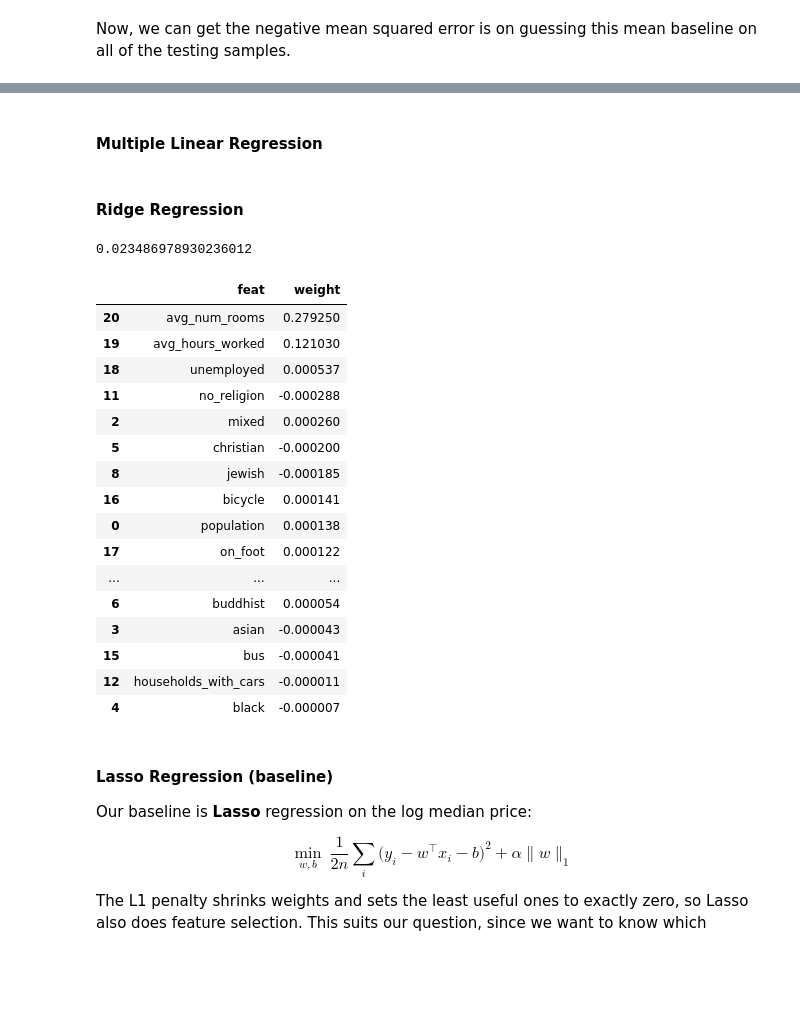
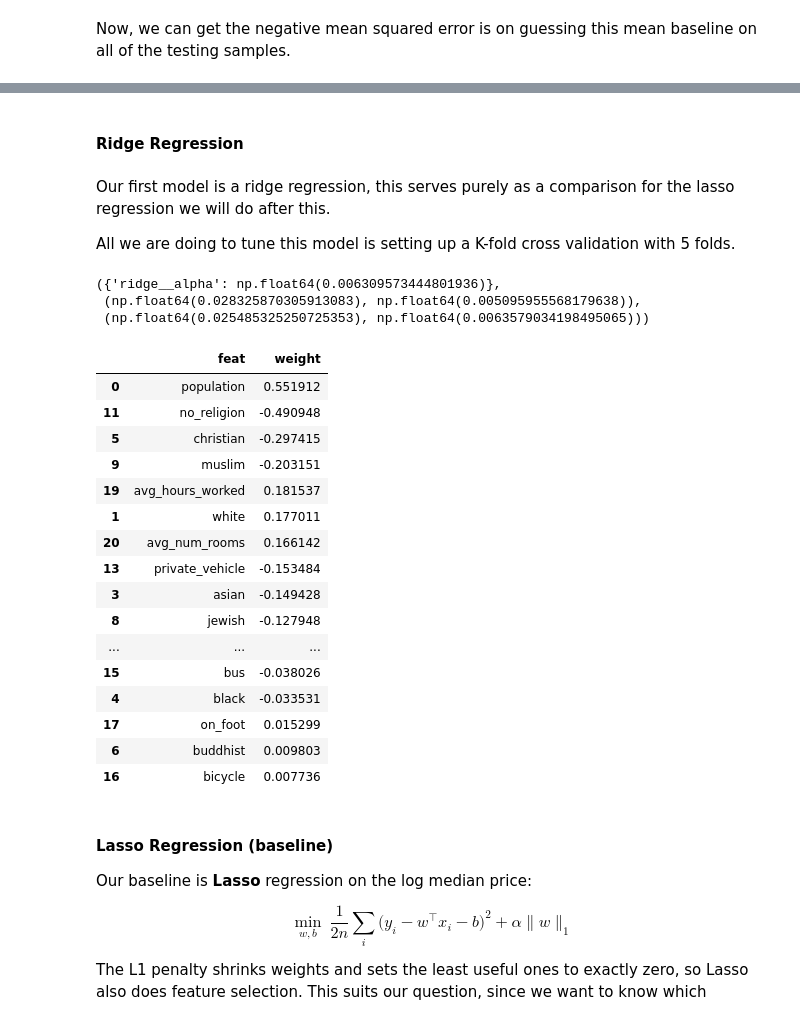
Before and after one commit to ArshSiddiqui/demographic-features-london-col, a Jupyter notebook: housing_cost_analysis.ipynb, the cells around one changed output, grey strips where cells are left out. Saved outputs shown, nothing was run; the diff lists cells and outputs as text; code cells hidden in the pictures; blank space fills up the shorter version.

```diff
--- a/housing_cost_analysis.ipynb
+++ b/housing_cost_analysis.ipynb
@@ -92,8 +92,7 @@ For ethnicity, we want to group all of the ethnic groups together into broader g
 identity_rows = ['ward code', 'ward name', 'local authority code', 'local authority name']
 # %%
 ethnicity['white'] = (ethnicity['White British'] + ethnicity['White Gypsy/Irish Traveller'] +
-                      ethnicity['White Irish'] + ethnicity['White Irish'] +
-                      ethnicity['White Other'] + ethnicity['White Roma'])
+                      ethnicity['White Irish'] + ethnicity['White Other'] + ethnicity['White Roma'])
 ethnicity['mixed'] = (ethnicity['Mixed White and Black Caribbean'] + ethnicity['Mixed Other'] +
                       ethnicity['Mixed White and Black African'] + ethnicity['Mixed White and Asian'])
 ethnicity['asian'] = (ethnicity['Asian Bangladeshi'] + ethnicity['Asian Chinese'] +
@@ -131,7 +130,7 @@ Hours worked, however, will be trickier. We want to get an avergae of the number
 # %%
 hours_worked['total_hours_worked'] = (hours_worked['15 hours or less'] * 1 +
                                       hours_worked['16 to 30 hours'] * 16 +
-                                      hours_worked['31 to 48 hours'] * 21 +
+                                      hours_worked['31 to 48 hours'] * 31 +
                                       hours_worked['49 or more hours'] * 49)
 hours_worked['avg_hours_worked'] = (hours_worked['total_hours_worked'] /
                                     hours_worked['All usual residents aged 16+ in employment'])
@@ -256,43 +255,51 @@ mean_squared_error(Y_test, [mean_baseline]*len(Y_test))
-# %% [markdown]
-#### Multiple Linear Regression
 # %% [markdown]
 #### Ridge Regression
-# %%
-kfold = KFold(n_splits=5, shuffle=True)
-ridge = Ridge()
-
-cv_ridge = cross_validate(ridge, X_train, Y_train, cv=kfold, scoring="neg_mean_squared_error",
-                          return_estimator=True)
-fitted_ridge = cv_ridge['estimator'][cv_ridge['test_score'].argmax()]
-
-y_pred_ridge = fitted_ridge.predict(X_test)
-mean_squared_error(Y_test, y_pred_ridge)
-# %% [output]
-0.023486978930236012
+# %% [markdown]
+Our first model is a ridge regression, this serves purely as a comparison for the lasso regression we will do after this.
+
+All we are doing to tune this model is setting up a K-fold cross validation with 5 folds.
+# %%
+kfold = KFold(n_splits=5, shuffle=True)
+ridge = GridSearchCV(make_pipeline(StandardScaler(), Ridge(max_iter=10000)),
+                            {'ridge__alpha': np.logspace(-6, 0, 31)},
+                            cv=kfold, scoring="neg_mean_squared_error")
+ridge.fit(X_train, Y_train)
+
+i = ridge.best_index_
+cv_mse = -ridge.cv_results_['mean_test_score'][i]
+cv_se = ridge.cv_results_['std_test_score'][i] / np.sqrt(kfold.n_splits)
+
+sq_err = (np.array(Y_test) - ridge.predict(X_test)) ** 2
+test_mse, test_se = sq_err.mean(), sq_err.std(ddof=1) / np.sqrt(len(sq_err))
+ridge.best_params_, (cv_mse, cv_se), (test_mse, test_se)
+# %% [output]
+({'ridge__alpha': np.float64(0.006309573444801936)},
+ (np.float64(0.028325870305913083), np.float64(0.005095955568179638)),
+ (np.float64(0.025485325250725353), np.float64(0.0063579034198495065)))
 # %%
 pd.DataFrame({
     'feat': X_test.columns,
-    'weight': fitted_ridge.coef_
+    'weight': ridge.best_estimator_[-1].coef_
 }).sort_values(by="weight", key=lambda x: abs(x),
                ascending=False)
 # %% [output]
 |  | feat | weight |
-| 20 | avg_num_rooms | 0.279250 |
-| 19 | avg_hours_worked | 0.121030 |
-| 18 | unemployed | 0.000537 |
-| 11 | no_religion | -0.000288 |
-| 2 | mixed | 0.000260 |
-| 5 | christian | -0.000200 |
-| 8 | jewish | -0.000185 |
-| 16 | bicycle | 0.000141 |
-| 0 | population | 0.000138 |
-| 17 | on_foot | 0.000122 |
+| 0 | population | 0.551912 |
+| 11 | no_religion | -0.490948 |
+| 5 | christian | -0.297415 |
+| 9 | muslim | -0.203151 |
+| 19 | avg_hours_worked | 0.181537 |
+| 1 | white | 0.177011 |
+| 20 | avg_num_rooms | 0.166142 |
+| 13 | private_vehicle | -0.153484 |
+| 3 | asian | -0.149428 |
+| 8 | jewish | -0.127948 |
 | ... | ... | ... |
-| 6 | buddhist | 0.000054 |
-| 3 | asian | -0.000043 |
-| 15 | bus | -0.000041 |
-| 12 | households_with_cars | -0.000011 |
-| 4 | black | -0.000007 |
+| 15 | bus | -0.038026 |
+| 4 | black | -0.033531 |
+| 17 | on_foot | 0.015299 |
+| 6 | buddhist | 0.009803 |
+| 16 | bicycle | 0.007736 |
 # %% [markdown]
 #### Lasso Regression (baseline)
 
```
Also changed, not shown: parts of 9 cells of this notebook.
